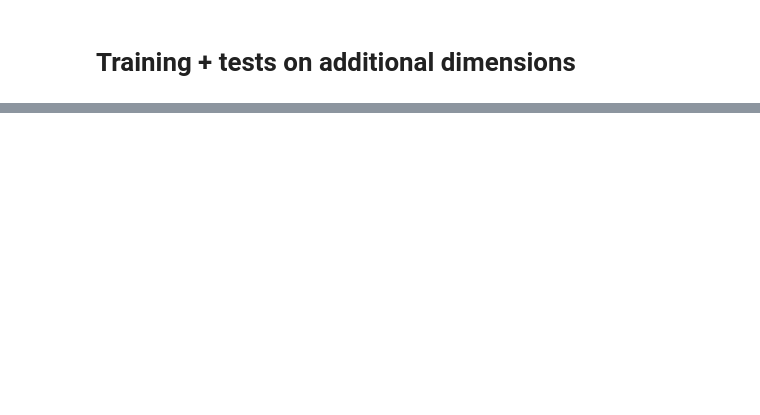
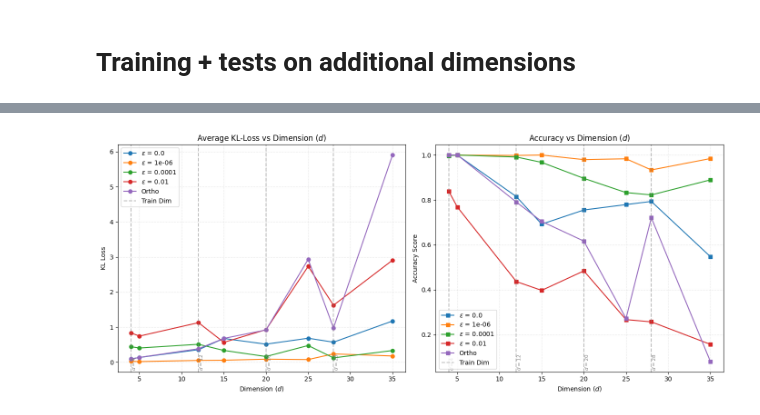
Before and after one commit to Michozord/Jordan_Transformer, a Jupyter notebook: sandbox/Jordan8.ipynb, the cells around one changed output, grey strips where cells are left out. Saved outputs shown, nothing was run; the diff lists cells and outputs as text; code cells hidden in the pictures; blank space fills up the shorter version.

```diff
--- a/sandbox/Jordan8.ipynb
+++ b/sandbox/Jordan8.ipynb
@@ -224,20 +224,19 @@ Test results for dimension 8:
 # Training + tests on additional dimensions
 # %%
 model = JordanNet(encode_dim=32).cpu()
-pretrained_dimensions = [4, 8, 12]
+pretrained_dimensions = [4, 12, 20, 28]
 for d in pretrained_dimensions:
     model.add_dimension(d)
 
 model.load_state_dict(torch.load(f"sandbox/model_jordan8.pth", map_location="cpu"))
 model.to(device)
 
-new_dimensions = [13]
+new_dimensions = [35]
 
 for d in new_dimensions:
     model.add_dimension(d)
-    training_dataset = generate_training_datasets(matrices_per_class=400,
+    training_dataset = generate_training_datasets(matrices_per_class=500,
                                                 dimensions=[d])
-    print(training_dataset)
     model = train_jordan_net(
         model,
         training_dataset,
@@ -285,0 +267,14 @@ Early stopping triggered at epoch 40. Best Val Loss: 0.455053
+# %%
+model = JordanNet(encode_dim=32).cpu()
+pretrained_dimensions = [4, 12, 20, 28]
+for d in pretrained_dimensions:
+    model.add_dimension(d)
+
+new_dimensions = [35]
+
+for d in new_dimensions:
+    model.add_dimension(d)
+
+
+model.load_state_dict(torch.load(f"sandbox/model_jordan8_modified.pth", map_location="cpu"))
+model.to(device)
@@ -286,5 +299,5 @@ Early stopping triggered at epoch 40. Best Val Loss: 0.455053
 # %%
 for d in new_dimensions:
-    test_jordan_net(model, d, matrices_per_class=1000)
+    test_jordan_net(model, d, matrices_per_class=500)
 # %% [output]
 Testing with eps=0.0
@@ -307,4 +337,4 @@ Generating class with d=13, max_block_size=13...Done.
 # %%
-for d in new_dimensions:
+for d in [35]:
     print_test_results(d, f"sandbox/jordan8_results/results_{d}.json")
 # %% [output]
@@ -319,0 +447,4 @@ visualize_test_results(d, f"sandbox/jordan8_results/results_28.json")
+# %%
+plot_model_results('./sandbox/jordan8_results', [0.0, 1e-6, 1e-4, 1e-2, 'ortho'], pretrained_dimensions)
+# %% [output]
+[figure, added]
```
Also changed, not shown: parts of 11 cells of this notebook, 12 other files.
